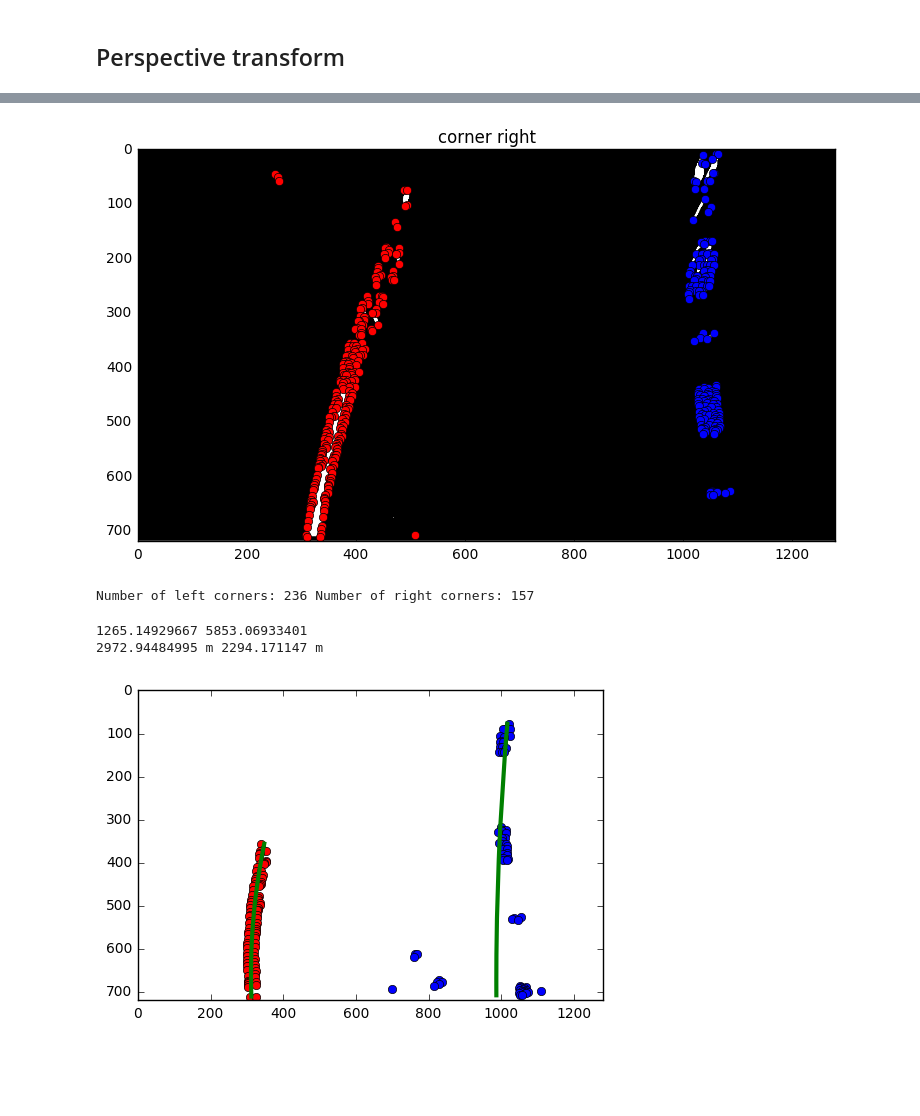
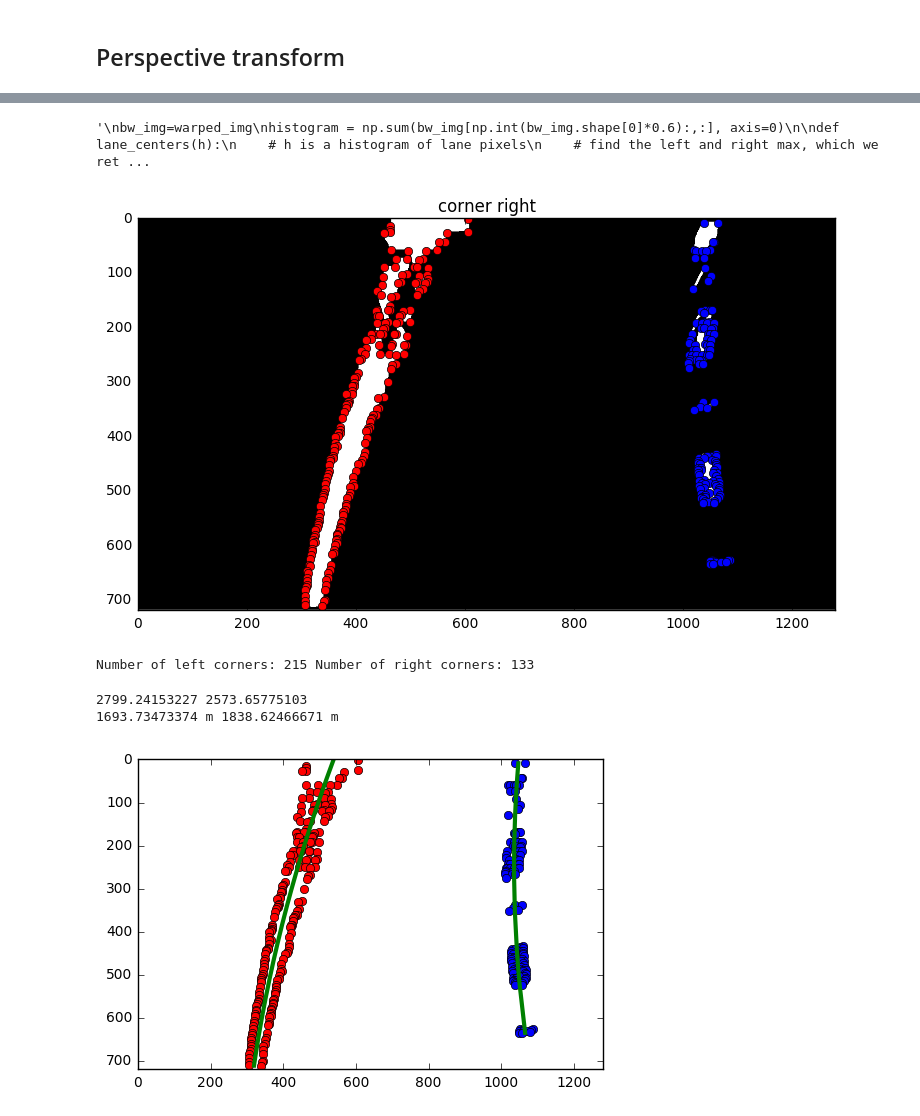
Before and after one commit to AloshkaD/SDC_advanced_lane_p4, a Jupyter notebook: README.ipynb, the cells around one changed output, grey strips where cells are left out. Cells and saved outputs as stored; diff of their text form; code cells hidden in the pictures; blank space fills up the shorter version.

```diff
--- a/README.ipynb
+++ b/README.ipynb
@@ -288,7 +268,7 @@ HLS = cv2.cvtColor(image, cv2.COLOR_RGB2HLS)
 H = HLS[:,:,0]
 L = HLS[:,:,1]
 S = HLS[:,:,2]
-thresh = (200, 255)
+thresh = (70, 255)
 #gray_ = cv2.cvtColor(image, cv2.COLOR_RGB2GRAY)
 binary_H = np.zeros_like(H)
 binary_H[(H > thresh[0]) & (H <= thresh[1])] = 1
@@ -489,9 +469,49 @@ plt.plot(histogram)
+# %%
+
+# sample histogram of the bottom 40% pixels from a black & white image bw_image
+'''
+bw_img=warped_img
+histogram = np.sum(bw_img[np.int(bw_img.shape[0]*0.6):,:], axis=0)
+
+def lane_centers(h):
+    # h is a histogram of lane pixels
+    # find the left and right max, which we return
+    # as lane centers
+    midpoint = np.int(h.shape[0]/2)
+    mark_left = np.argmax(h[0:midpoint])
+    mark_right = np.argmax(h[midpoint:])+midpoint
+    return mark_left, mark_right
+
+def copy_sliding_y_window(src, dst, mid, win_size=80):
+    # src contains pixels of potential lane markers
+    # dst is an empty image that will receive candidate pixels
+    # by sliding a window from "mid"-point, the vertical y coordinate
+    # for a potential lane marker.
+    for row in range(src.shape[0]-1,0,-1):
+        lo = max(0,mid-win_size)
+        hi = min(mid+win_size, src.shape[1]-1)
+        scan_line = src[row,lo:hi]
+        dst[row,lo:hi] = scan_line
+        ones = np.where(scan_line == 1)
+        if len(ones[0]):
+            mid = np.int(np.mean(ones)+lo+0.5)
+
+ml, mr = lane_centers(histogram)
+lines = np.zeros_like(bw_img)
+copy_sliding_y_window(bw_img, lines, ml)
+copy_sliding_y_window(bw_img, lines, mr)
+plt.axis('off')
+plt.imshow(lines, cmap='gray')
+'''
+# %% [output]
+'\nbw_img=warped_img\nhistogram = np.sum(bw_img[np.int(bw_img.shape[0]*0.6):,:], axis=0)\n\ndef lane_centers(h):\n    # h is a histogram of lane pixels\n    # find the left and right max, which we ret ...
 # %%
 
 ## define the left and right lane
 #Find the corners in the image and find their x and y coordinates.
 
 # More pyplot!
+warped_img = lines
 
 row_w,col_w=warped_img.shape
 
@@ -522,8 +542,8 @@ corners_right = corner_peaks(corner_harris(warped_img_right),min_distance=2)
 
 show_corners(corners_left,corners_right+[0,math.ceil(col_w/2)],warped_img,title="corner right")
 # %% [output]
-[figure, old version]
+[figure, new version]
-Number of left corners: 236 Number of right corners: 157
+Number of left corners: 215 Number of right corners: 133
 # %%
 y_corner_l,x_corner_l = zip(*corners_left)
 
@@ -565,38 +585,38 @@ plt.plot(leftx, lefty, 'o', color='red')
 plt.plot(rightx, righty, 'o', color='blue')
 plt.xlim(0, 1280)
 plt.ylim(0, 720)
 plt.plot(left_fitx, lefty, color='green', linewidth=3)
 plt.plot(right_fitx, righty, color='green', linewidth=3)
 plt.gca().invert_yaxis() # to visualize as we do the images
 
 # Define y-value where we want radius of curvature
 # I'll choose the maximum y-value, corresponding to the bottom of the image
-y_eval_l = np.max(lefty)
-y_eval_r = np.max(righty)
+y_eval_l = np.max(700)
+y_eval_r = np.max(700)
 left_curverad = ((1 + (2*left_fit[0]*y_eval_l + left_fit[1])**2)**1.5) \
                              /np.absolute(2*left_fit[0])
 right_curverad = ((1 + (2*right_fit[0]*y_eval_r + right_fit[1])**2)**1.5) \
                                 /np.absolute(2*right_fit[0])
 print(left_curverad, right_curverad)
 # Example values: 1163.9    1213.7
 
 # Define conversions in x and y from pixels space to meters
 ym_per_pix = 30/720 # meters per pixel in y dimension
 xm_per_pix = 3.7/700 # meteres per pixel in x dimension
 
 left_fit_cr = np.polyfit(lefty*ym_per_pix, leftx*xm_per_pix, 2)
 right_fit_cr = np.polyfit(righty*ym_per_pix, rightx*xm_per_pix, 2)
 left_curverad = ((1 + (2*left_fit_cr[0]*y_eval_l + left_fit_cr[1])**2)**1.5) \
                              /np.absolute(2*left_fit_cr[0])
 right_curverad = ((1 + (2*right_fit_cr[0]*y_eval_r + right_fit_cr[1])**2)**1.5) \
                                 /np.absolute(2*right_fit_cr[0])
 # Now our radius of curvature is in meters
 print(left_curverad, 'm', right_curverad, 'm')
 # Example values: 3380.7 m    3189.3 m
 # %% [output]
-1265.14929667 5853.06933401
-2972.94484995 m 2294.171147 m
+2799.24153227 2573.65775103
+1693.73473374 m 1838.62466671 m
-[figure, old version]
+[figure, new version]
 # %%
 #Drawing the lines back down onto the road
 #mage called warped, and you have fit the lines with a polynomial and have arrays called yvals,
```
Also changed, not shown: parts of 6 cells of this notebook, 3 other files.
